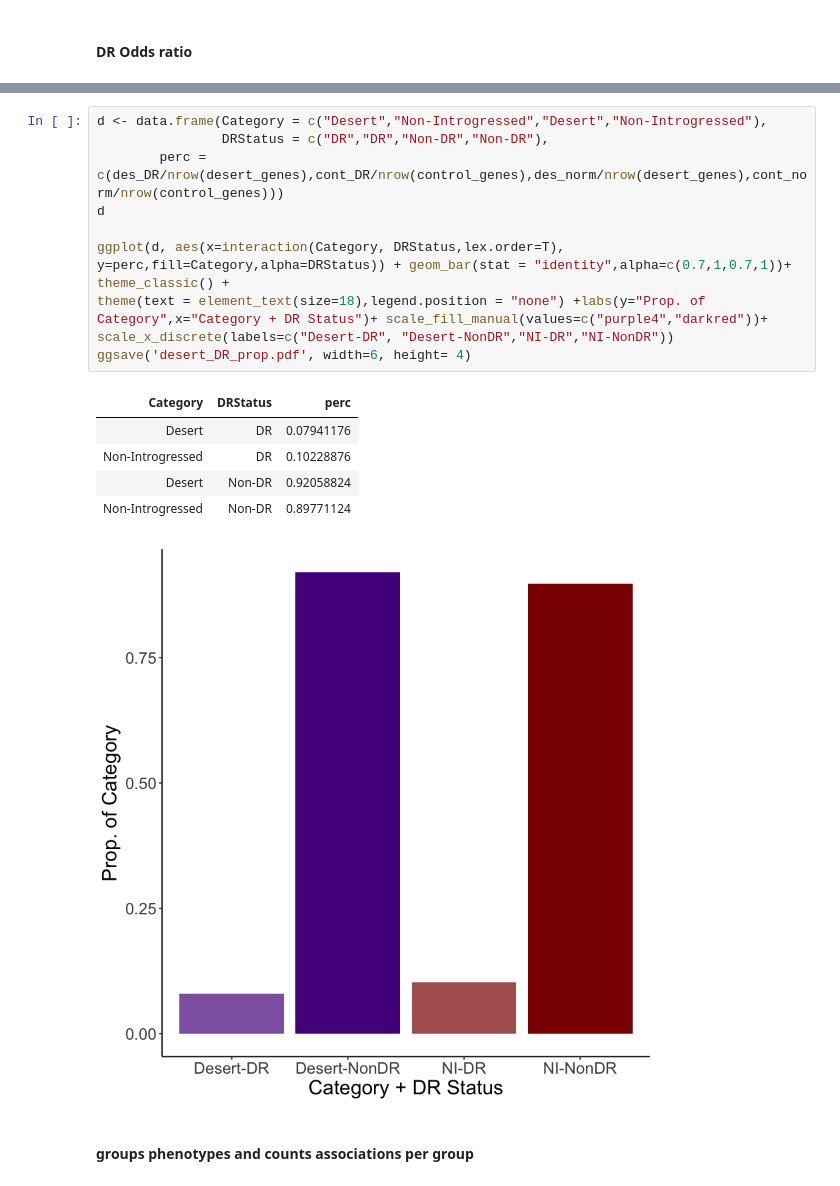
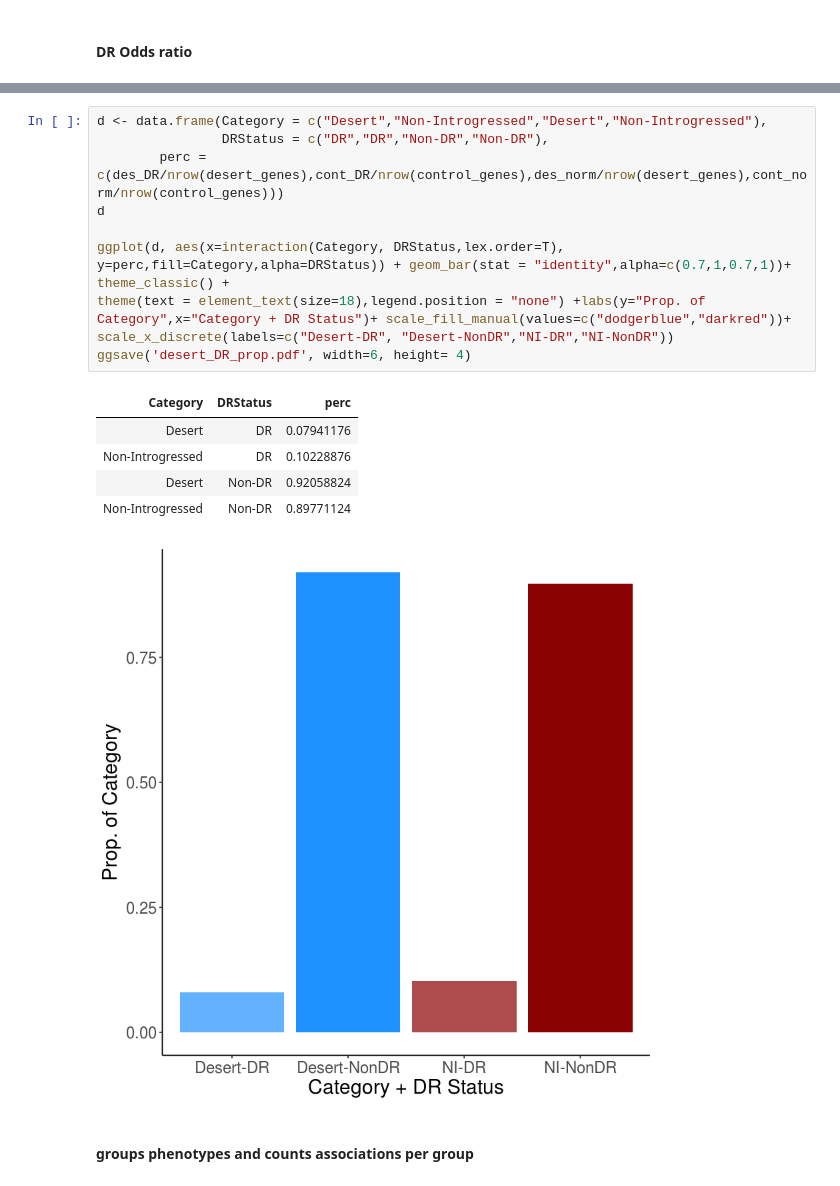
Before and after one commit to colbrall/neanderthal_predixcan_manuscript, a Jupyter notebook: scripts/neanderthal_predixcan_plots.ipynb, the cells around one changed output, grey strips where cells are left out. Cells and saved outputs as stored; diff of their text form.

```diff
--- a/scripts/neanderthal_predixcan_plots.ipynb
+++ b/scripts/neanderthal_predixcan_plots.ipynb
@@ -321,20 +321,20 @@ sample estimates:
 # %%
 d <- data.frame(Category = c("Desert","Non-Introgressed","Desert","Non-Introgressed"),
                 DRStatus = c("DR","DR","Non-DR","Non-DR"),
         perc = c(des_DR/nrow(desert_genes),cont_DR/nrow(control_genes),des_norm/nrow(desert_genes),cont_norm/nrow(control_genes)))
 d
 
 ggplot(d, aes(x=interaction(Category, DRStatus,lex.order=T), y=perc,fill=Category,alpha=DRStatus)) + geom_bar(stat = "identity",alpha=c(0.7,1,0.7,1))+ theme_classic() +
-theme(text = element_text(size=18),legend.position = "none") +labs(y="Prop. of Category",x="Category + DR Status")+ scale_fill_manual(values=c("purple4","darkred"))+
+theme(text = element_text(size=18),legend.position = "none") +labs(y="Prop. of Category",x="Category + DR Status")+ scale_fill_manual(values=c("dodgerblue","darkred"))+
 scale_x_discrete(labels=c("Desert-DR", "Desert-NonDR","NI-DR","NI-NonDR"))
 ggsave('desert_DR_prop.pdf', width=6, height= 4)
 # %% [output]
 | Category | DRStatus | perc |
 | Desert | DR | 0.07941176 |
 | Non-Introgressed | DR | 0.10228876 |
 | Desert | Non-DR | 0.92058824 |
 | Non-Introgressed | Non-DR | 0.89771124 |
-[figure, old version]
+[figure, new version]
 # %% [markdown]
 #### groups phenotypes and counts associations per group
 # %%
```
Also changed, not shown: parts of 7 cells of this notebook.
